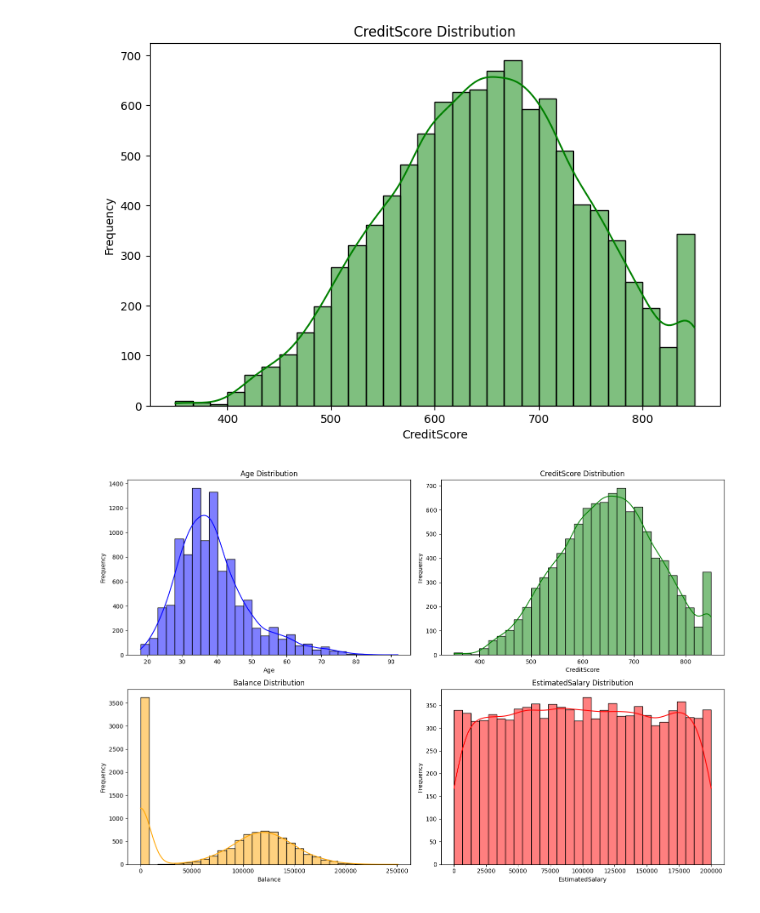
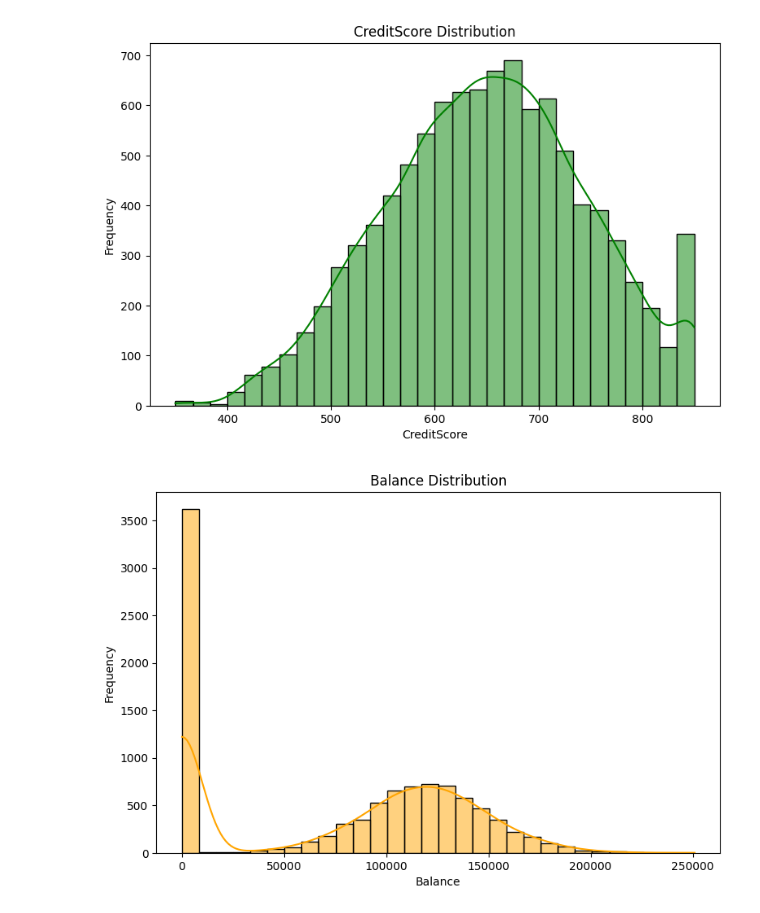
Before and after one commit to ghsaberr/customer-churn-prediction, a Jupyter notebook: customer-churn-prediction.ipynb, the cells around one changed output. Drawn from its saved outputs; the diff is of its cells as text; code cells hidden in the pictures.

Commit message:
Visualization

```diff
--- a/customer-churn-prediction.ipynb
+++ b/customer-churn-prediction.ipynb
@@ -233,29 +229,14 @@ plt.show()
 # %% [output]
 [figure]
 # %%
-# CreditScore histogram
-plt.subplot(2, 2, 2)
-sns.histplot(df['CreditScore'], bins=30, kde=True, color='green')
-plt.title('CreditScore Distribution')
-plt.xlabel('CreditScore')
-plt.ylabel('Frequency')
-
 # Balance histogram
+plt.figure(figsize=(15, 10))
 plt.subplot(2, 2, 3)
 sns.histplot(df['Balance'], bins=30, kde=True, color='orange')
 plt.title('Balance Distribution')
 plt.xlabel('Balance')
 plt.ylabel('Frequency')
-
-# EstimatedSalary histogram
-plt.subplot(2, 2, 4)
-sns.histplot(df['EstimatedSalary'], bins=30, kde=True, color='red')
-plt.title('EstimatedSalary Distribution')
-plt.xlabel('EstimatedSalary')
-plt.ylabel('Frequency')
-
-# Show charts
 plt.tight_layout()
 plt.show()
 # %% [output]
-[figure, old version]
+[figure, new version]
```
Also changed, not shown: parts of 4 cells of this notebook.
